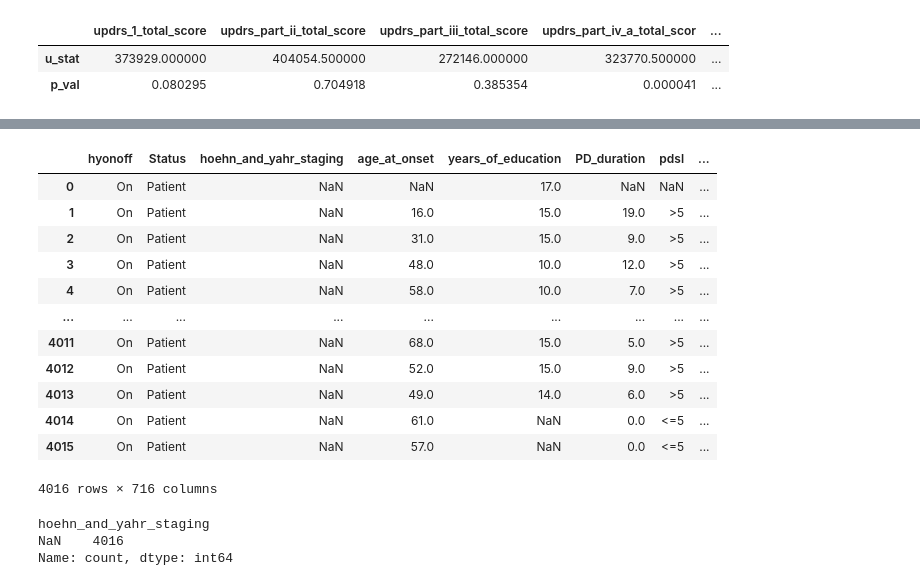
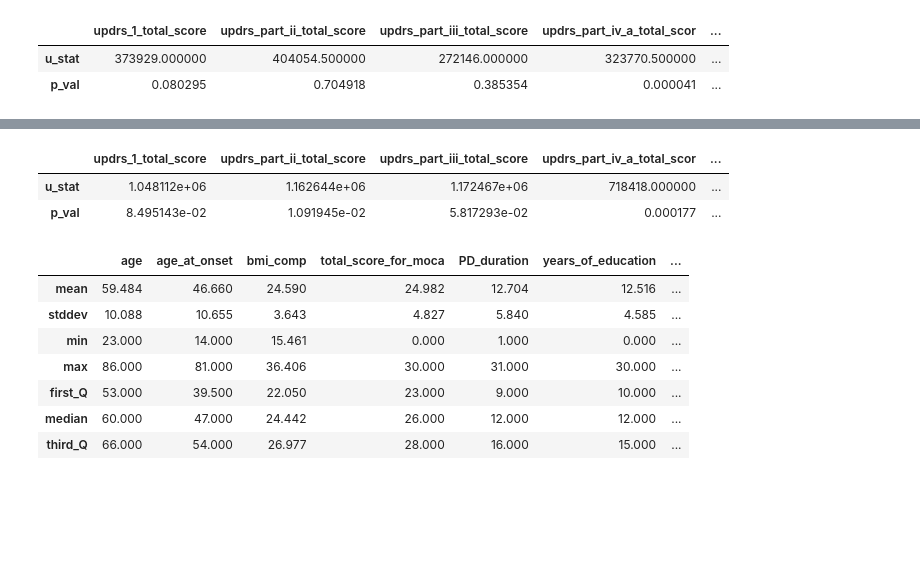
Before and after one commit to cge-tubingens/luxgiant-clinical, a Jupyter notebook: notebooks/patients_and_gender.ipynb, the cells around one changed output, grey strips where cells are left out. Cells and saved outputs as stored; diff of their text form; code cells hidden in the pictures; blank space fills up the shorter version.

Commit message:
added more tests

```diff
--- a/notebooks/patients_and_gender.ipynb
+++ b/notebooks/patients_and_gender.ipynb
@@ -409,23 +285,25 @@ Severe          58   112
+# %%
+lxc.conditioned_mann_whitney_by_groups(
+    df_data=df_cases,
+    variables=variables,
+    group_var='sex',
+    condition=('hyonoff', 'On')
+)
+# %% [output]
+|  | updrs_1_total_score | updrs_part_ii_total_score | updrs_part_iii_total_score | updrs_part_iv_a_total_scor | ... |
+| u_stat | 1.048112e+06 | 1.162644e+06 | 1.172467e+06 | 718418.000000 | ... |
+| p_val | 8.495143e-02 | 1.091945e-02 | 5.817293e-02 | 0.000177 | ... |
 # %%
-test = df_cases[df_cases['hyonoff']=='On'].reset_index(drop=True)
-test
+lxc.descriptive_analytics(
+    df_data=df_cases[df_cases['dbs_done']=='Yes'].reset_index(drop=True),
+    variables=variables_4_patients
+)
 # %% [output]
-|  | hyonoff | Status | hoehn_and_yahr_staging | age_at_onset | years_of_education | PD_duration | pdsl | ... |
-| 0 | On | Patient | NaN | NaN | 17.0 | NaN | NaN | ... |
-| 1 | On | Patient | NaN | 16.0 | 15.0 | 19.0 | >5 | ... |
-| 2 | On | Patient | NaN | 31.0 | 15.0 | 9.0 | >5 | ... |
-| 3 | On | Patient | NaN | 48.0 | 10.0 | 12.0 | >5 | ... |
-| 4 | On | Patient | NaN | 58.0 | 10.0 | 7.0 | >5 | ... |
-| ... | ... | ... | ... | ... | ... | ... | ... | ... |
-| 4011 | On | Patient | NaN | 68.0 | 15.0 | 5.0 | >5 | ... |
-| 4012 | On | Patient | NaN | 52.0 | 15.0 | 9.0 | >5 | ... |
-| 4013 | On | Patient | NaN | 49.0 | 14.0 | 6.0 | >5 | ... |
-| 4014 | On | Patient | NaN | 61.0 | NaN | 0.0 | <=5 | ... |
-| 4015 | On | Patient | NaN | 57.0 | NaN | 0.0 | <=5 | ... |
+|  | age | age_at_onset | bmi_comp | total_score_for_moca | PD_duration | years_of_education | ... |
+| mean | 59.484 | 46.660 | 24.590 | 24.982 | 12.704 | 12.516 | ... |
+| stddev | 10.088 | 10.655 | 3.643 | 4.827 | 5.840 | 4.585 | ... |
+| min | 23.000 | 14.000 | 15.461 | 0.000 | 1.000 | 0.000 | ... |
+| max | 86.000 | 81.000 | 36.406 | 30.000 | 31.000 | 30.000 | ... |
+| first_Q | 53.000 | 39.500 | 22.050 | 23.000 | 9.000 | 10.000 | ... |
+| median | 60.000 | 47.000 | 24.442 | 26.000 | 12.000 | 12.000 | ... |
+| third_Q | 66.000 | 54.000 | 26.977 | 28.000 | 16.000 | 15.000 | ... |
-4016 rows × 716 columns
-# %%
-test['hoehn_and_yahr_staging'].value_counts(dropna=False)
-# %% [output]
-hoehn_and_yahr_staging
-NaN    4016
-Name: count, dtype: int64
```
Also changed, not shown: parts of 12 cells of this notebook.
